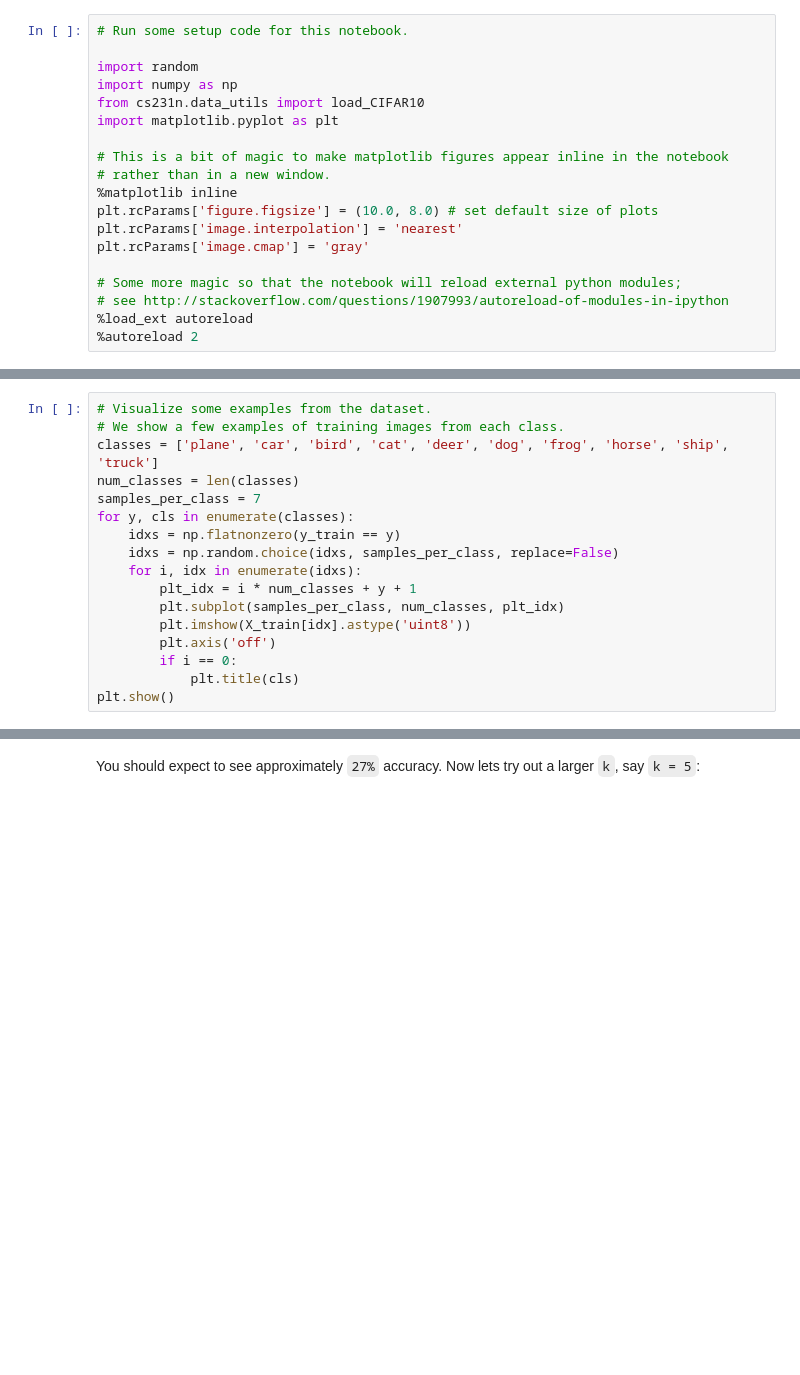
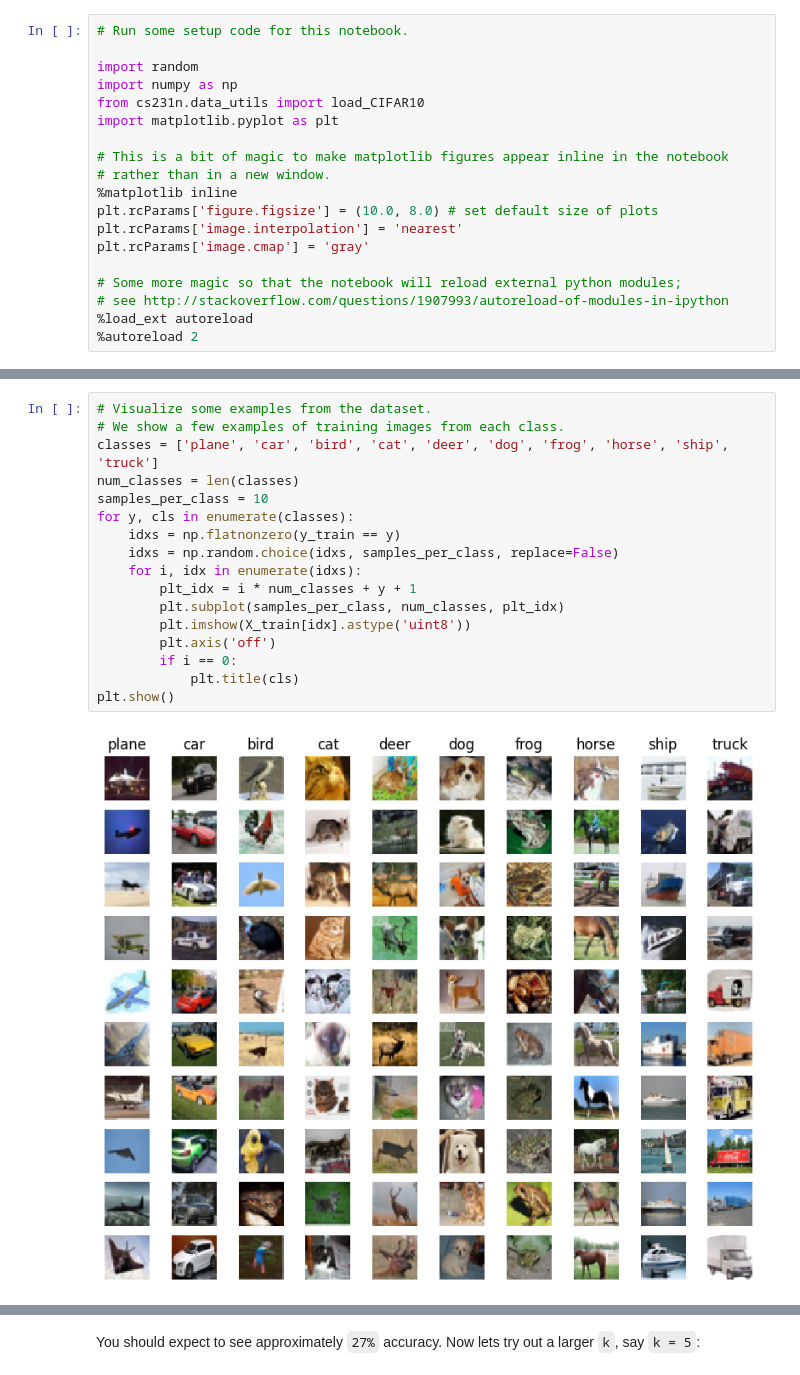
Before and after one commit to Computboy/cs231n-Deep-Learning-for-Computer-Vision, a Jupyter notebook: assignment1/knn.ipynb, the cells around one changed output, grey strips where cells are left out. Drawn from its saved outputs; the diff is of its cells as text; blank space fills up the shorter version.

```diff
--- a/assignment1/knn.ipynb
+++ b/assignment1/knn.ipynb
@@ -72,20 +78,22 @@ print('Test labels shape: ', y_test.shape)
 # %%
 # Visualize some examples from the dataset.
 # We show a few examples of training images from each class.
 classes = ['plane', 'car', 'bird', 'cat', 'deer', 'dog', 'frog', 'horse', 'ship', 'truck']
 num_classes = len(classes)
-samples_per_class = 7
+samples_per_class = 10
 for y, cls in enumerate(classes):
     idxs = np.flatnonzero(y_train == y)
     idxs = np.random.choice(idxs, samples_per_class, replace=False)
     for i, idx in enumerate(idxs):
         plt_idx = i * num_classes + y + 1
         plt.subplot(samples_per_class, num_classes, plt_idx)
         plt.imshow(X_train[idx].astype('uint8'))
         plt.axis('off')
         if i == 0:
             plt.title(cls)
 plt.show()
+# %% [output]
+[figure, added]
 # %%
 # Subsample the data for more efficient code execution in this exercise
 num_training = 5000
```
Also changed, not shown: parts of 20 cells of this notebook, 2 other files.
